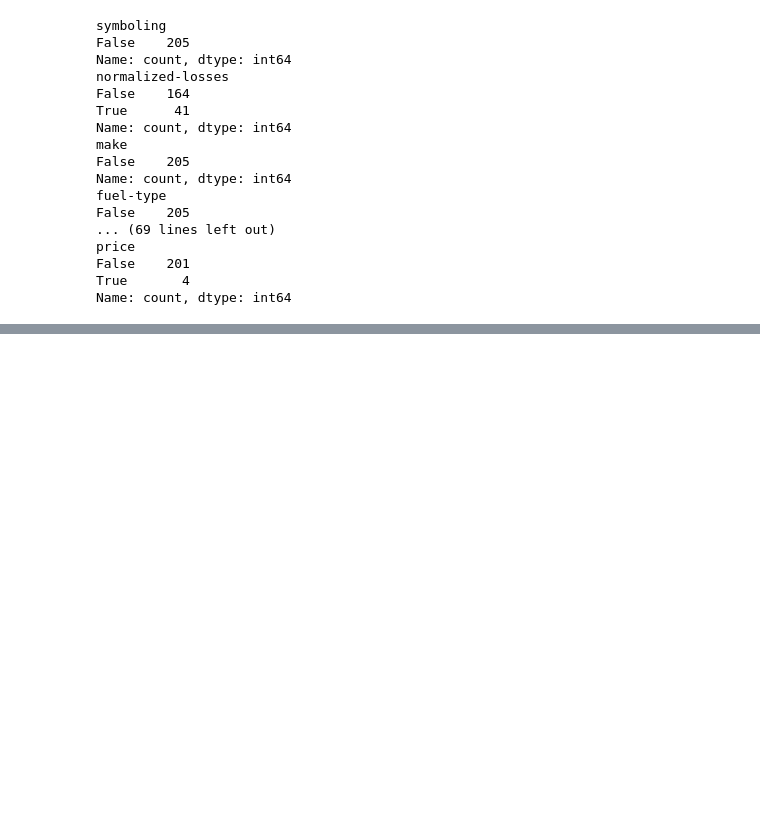
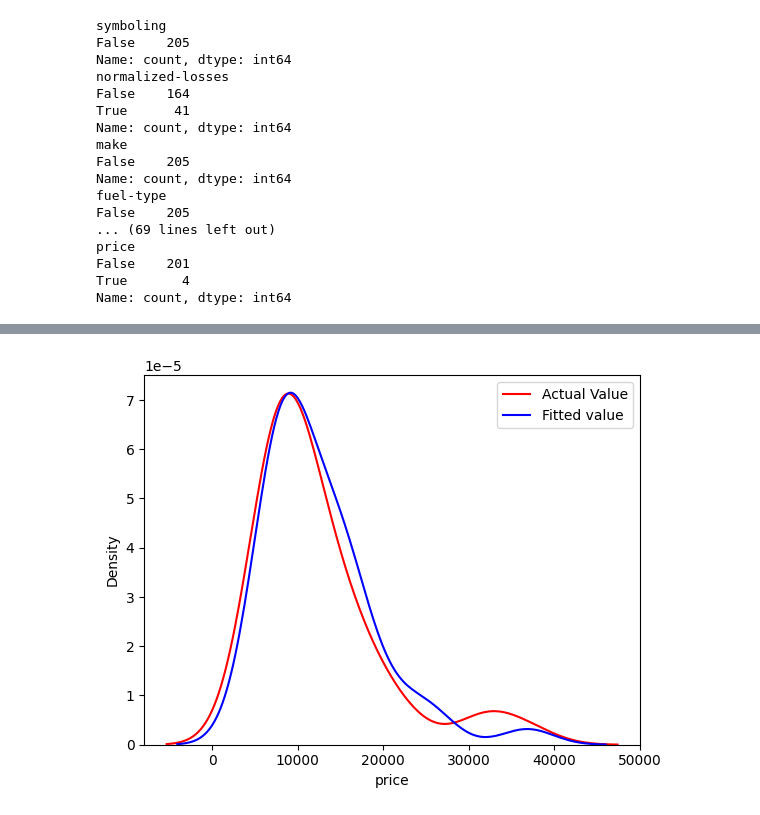
Before and after one commit to SalanKatuwal/Car-price-prediction, a Jupyter notebook: Model.ipynb, the cells around one changed output, grey strips where cells are left out. Saved outputs shown, nothing was run; the diff lists cells and outputs as text; code cells hidden in the pictures; blank space fills up the shorter version.

```diff
--- a/Model.ipynb
+++ b/Model.ipynb
@@ -110,0 +204,3 @@ yess
+# %%
+df_car=pd.concat([df_car,dummies_1],axis=1)
+df_car
@@ -110,0 +223,6 @@ yess
+# %%
+y_data=df_car['price']
+x_data=df_car.drop('price',axis=1)
+# %%
+# splitting our data set in two parts one for train and another for test
+x_train,x_test,y_train,y_test=train_test_split(x_data,y_data,test_size=0.2,random_state=1)
@@ -110,0 +269,3 @@ yess
+# %%
+y_pred_1=pipe.predict(x_test[['curb-weight','horsepower','engine-size','highway-mpg']])
+y_pred_1
@@ -110,0 +284,8 @@ yess
+# %%
+plt.figure()
+sns.kdeplot(y_test,color='r',label='Actual Value')
+sns.kdeplot(y_pred_1,color='b',label='Fitted value')
+plt.legend()
+plt.show()
+# %% [output]
+[figure, added]
```
Also changed, not shown: parts of 28 cells of this notebook.
